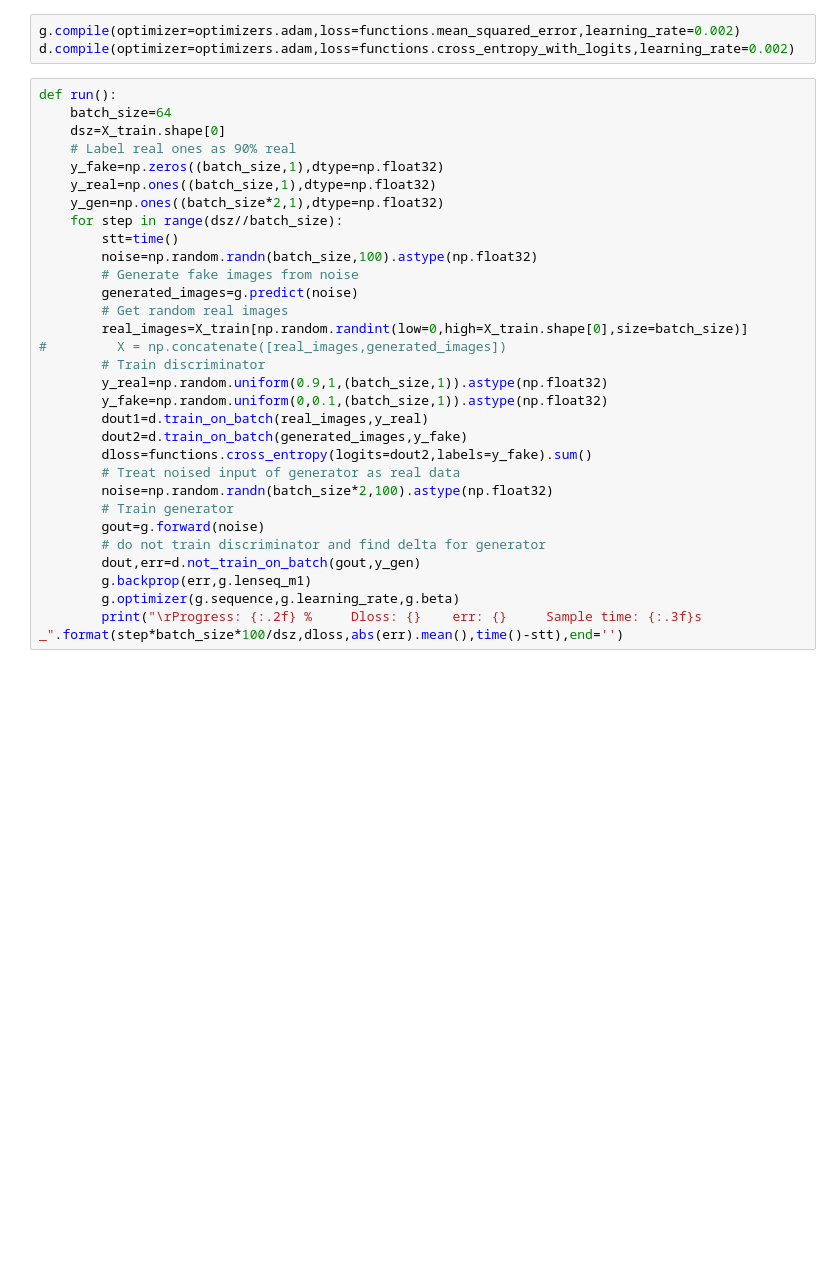
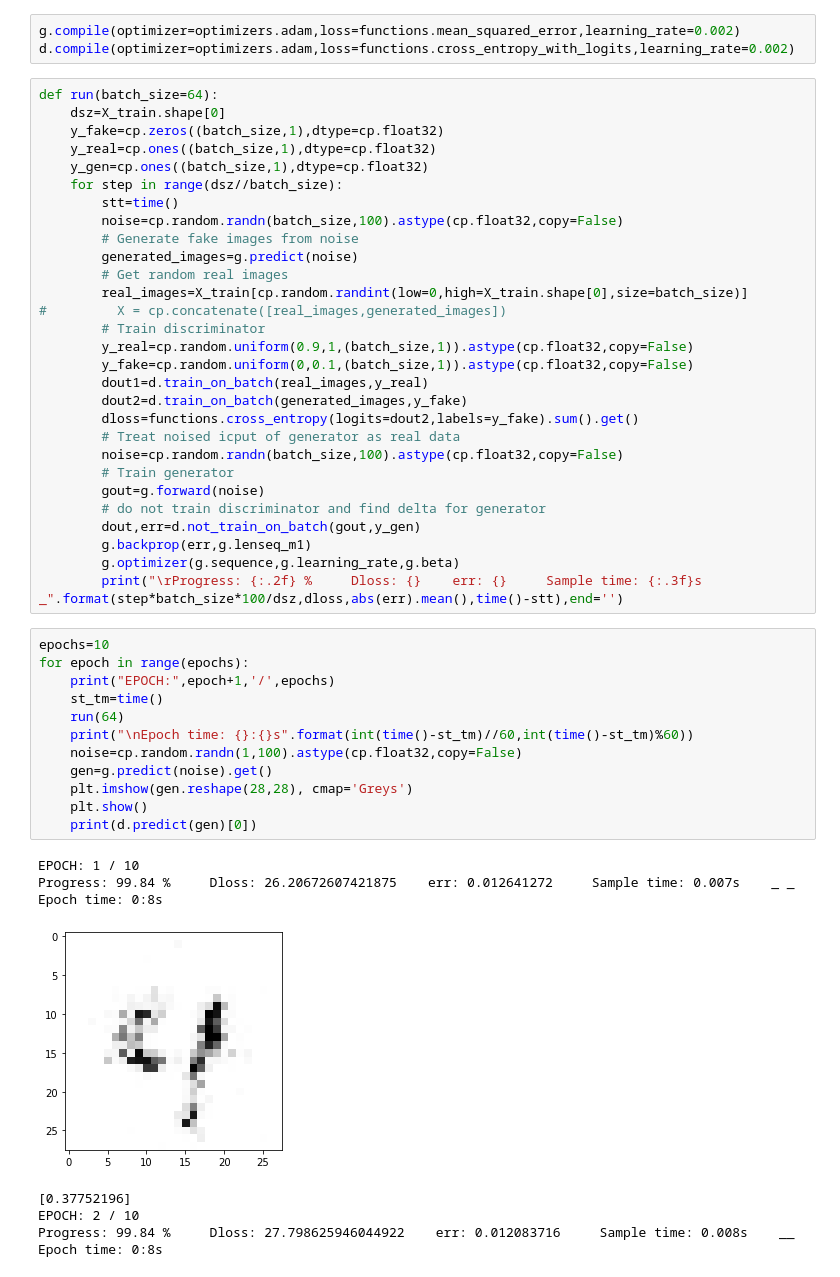
Before and after one commit to ShivamShrirao/GANs_from_scratch, a Jupyter notebook: GAN_mnist.ipynb, the cells around one changed output. Cells and saved outputs as stored; diff of their text form; blank space fills up the shorter version.

```diff
--- a/GAN_mnist.ipynb
+++ b/GAN_mnist.ipynb
@@ -95,29 +92,27 @@ Non-trainable Params: 0
 g.compile(optimizer=optimizers.adam,loss=functions.mean_squared_error,learning_rate=0.002)
 d.compile(optimizer=optimizers.adam,loss=functions.cross_entropy_with_logits,learning_rate=0.002)
 # %%
-def run():
-    batch_size=64
+def run(batch_size=64):
     dsz=X_train.shape[0]
-    # Label real ones as 90% real
-    y_fake=np.zeros((batch_size,1),dtype=np.float32)
-    y_real=np.ones((batch_size,1),dtype=np.float32)
-    y_gen=np.ones((batch_size*2,1),dtype=np.float32)
+    y_fake=cp.zeros((batch_size,1),dtype=cp.float32)
+    y_real=cp.ones((batch_size,1),dtype=cp.float32)
+    y_gen=cp.ones((batch_size,1),dtype=cp.float32)
     for step in range(dsz//batch_size):
         stt=time()
-        noise=np.random.randn(batch_size,100).astype(np.float32)
+        noise=cp.random.randn(batch_size,100).astype(cp.float32,copy=False)
         # Generate fake images from noise
         generated_images=g.predict(noise)
         # Get random real images
-        real_images=X_train[np.random.randint(low=0,high=X_train.shape[0],size=batch_size)]
-#         X = np.concatenate([real_images,generated_images])
+        real_images=X_train[cp.random.randint(low=0,high=X_train.shape[0],size=batch_size)]
+#         X = cp.concatenate([real_images,generated_images])
         # Train discriminator
-        y_real=np.random.uniform(0.9,1,(batch_size,1)).astype(np.float32)
-        y_fake=np.random.uniform(0,0.1,(batch_size,1)).astype(np.float32)
+        y_real=cp.random.uniform(0.9,1,(batch_size,1)).astype(cp.float32,copy=False)
+        y_fake=cp.random.uniform(0,0.1,(batch_size,1)).astype(cp.float32,copy=False)
         dout1=d.train_on_batch(real_images,y_real)
         dout2=d.train_on_batch(generated_images,y_fake)
-        dloss=functions.cross_entropy(logits=dout2,labels=y_fake).sum()
-        # Treat noised input of generator as real data
-        noise=np.random.randn(batch_size*2,100).astype(np.float32)
+        dloss=functions.cross_entropy(logits=dout2,labels=y_fake).sum().get()
+        # Treat noised icput of generator as real data
+        noise=cp.random.randn(batch_size,100).astype(cp.float32,copy=False)
         # Train generator
         gout=g.forward(noise)
         # do not train discriminator and find delta for generator
@@ -125,3 +120,24 @@ def run():
         g.backprop(err,g.lenseq_m1)
         g.optimizer(g.sequence,g.learning_rate,g.beta)
         print("\rProgress: {:.2f} %     Dloss: {}    err: {}     Sample time: {:.3f}s    _".format(step*batch_size*100/dsz,dloss,abs(err).mean(),time()-stt),end='')
+# %%
+epochs=10
+for epoch in range(epochs):
+    print("EPOCH:",epoch+1,'/',epochs)
+    st_tm=time()
+    run(64)
+    print("\nEpoch time: {}:{}s".format(int(time()-st_tm)//60,int(time()-st_tm)%60))
+    noise=cp.random.randn(1,100).astype(cp.float32,copy=False)
+    gen=g.predict(noise).get()
+    plt.imshow(gen.reshape(28,28), cmap='Greys')
+    plt.show()
+    print(d.predict(gen)[0])
+# %% [output]
+EPOCH: 1 / 10
+Progress: 99.84 %     Dloss: 26.20672607421875    err: 0.012641272     Sample time: 0.007s    _ _
+Epoch time: 0:8s
+[figure, added]
+[0.37752196]
+EPOCH: 2 / 10
+Progress: 99.84 %     Dloss: 27.798625946044922    err: 0.012083716     Sample time: 0.008s    __
+Epoch time: 0:8s
```
Also changed, not shown: parts of 14 cells of this notebook.
